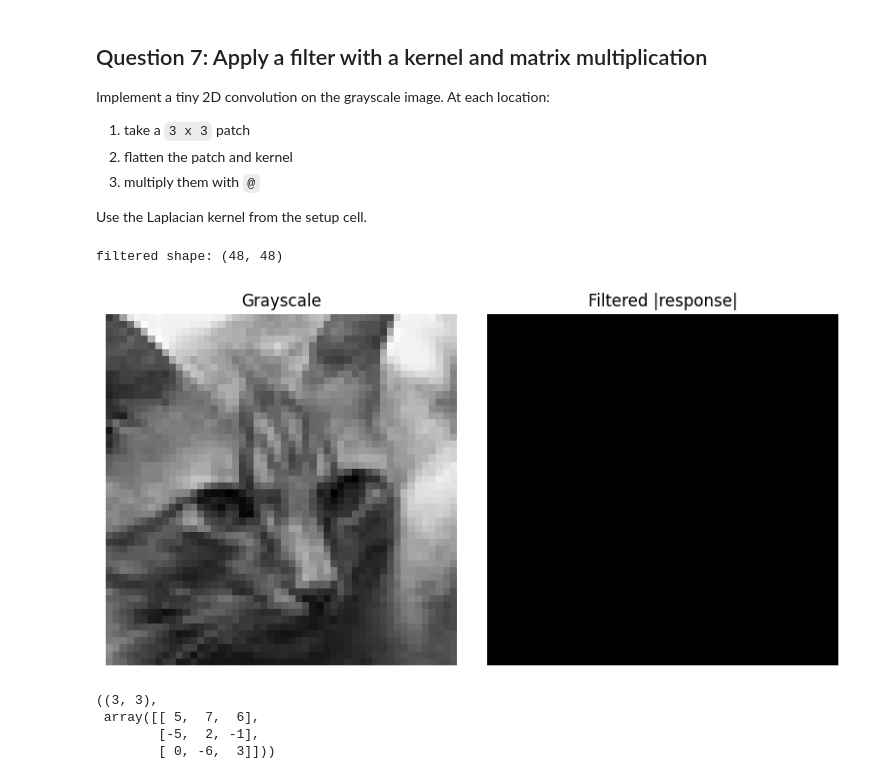
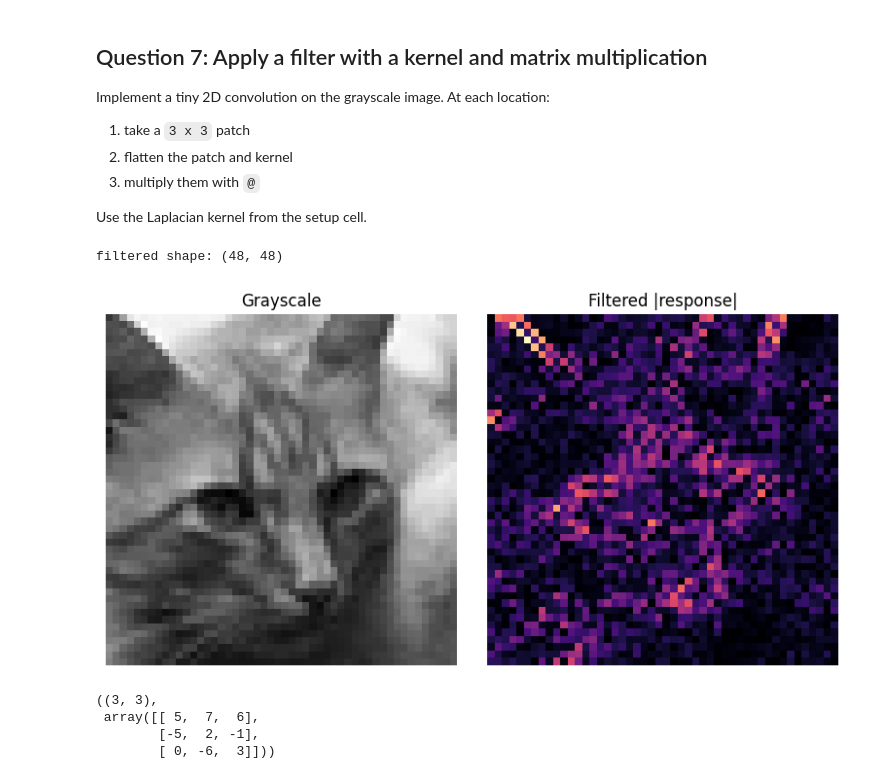
Before and after one commit to vgu-dsai-2026/lab-1-numpy-HazutoSenpai, a Jupyter notebook: notebook.ipynb, the cells around one changed output. Drawn from its saved outputs; the diff is of its cells as text; code cells hidden in the pictures.

```diff
--- a/notebook.ipynb
+++ b/notebook.ipynb
@@ -343,46 +339,52 @@ Implement a tiny 2D convolution on the grayscale image. At each location:
 
 Use the Laplacian kernel from the setup cell.
 # %%
+import numpy as np
+import matplotlib.pyplot as plt
+
 EDGE_KERNEL = np.array(
     [
         [0, 1, 0],
         [1, -4, 1],
         [0, 1, 0],
     ],
     dtype=np.float32,
 )
 
-
 def convolve2d_matmul(image_gray: np.ndarray, kernel: np.ndarray) -> np.ndarray:
     height, width = image_gray.shape
     flatten_kernel = kernel.flatten()
     output_height = height - kernel.shape[0] + 1
     output_width = width - kernel.shape[1] + 1
     filtered = np.zeros((output_height, output_width), dtype=np.float32)
+
     for row in range(output_height):
         for col in range(output_width):
             patch = image_gray[row : row + kernel.shape[0], col : col + kernel.shape[1]]
-            flatten_patch = patch.flatten()
-            apply_kernel = flatten_patch @ flatten_kernel
+
+            filtered[row, col] = patch.flatten() @ flatten_kernel
+
     return filtered
-    # TODO: slide the kernel over the image and use @ on flattened patches and the flattened kernel (or sum of elementwise products) to compute the response at each location.
-    raise NotImplementedError("Apply a 2D filter with matrix multiplication.")
-
 
 sample_filtered = convolve2d_matmul(sample_gray, EDGE_KERNEL)
+
 print("filtered shape:", sample_filtered.shape)
+
 fig, axes = plt.subplots(1, 2, figsize=(8, 4))
 axes[0].imshow(sample_gray, cmap="gray")
 axes[0].set_title("Grayscale")
 axes[0].axis("off")
+
+
 axes[1].imshow(np.abs(sample_filtered), cmap="magma")
 axes[1].set_title("Filtered |response|")
 axes[1].axis("off")
+
 fig.tight_layout()
 plt.show()
 # %% [output]
 filtered shape: (48, 48)
-[figure, old version]
+[figure, new version]
 # %%
 import numpy as np
 
```
Also changed, not shown: parts of 3 cells of this notebook.
